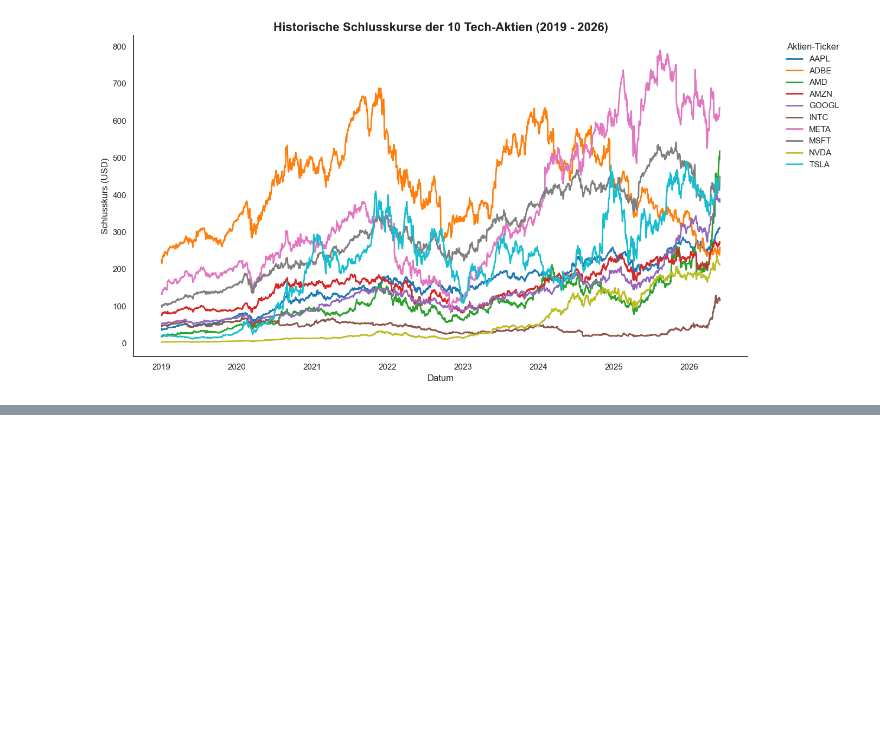
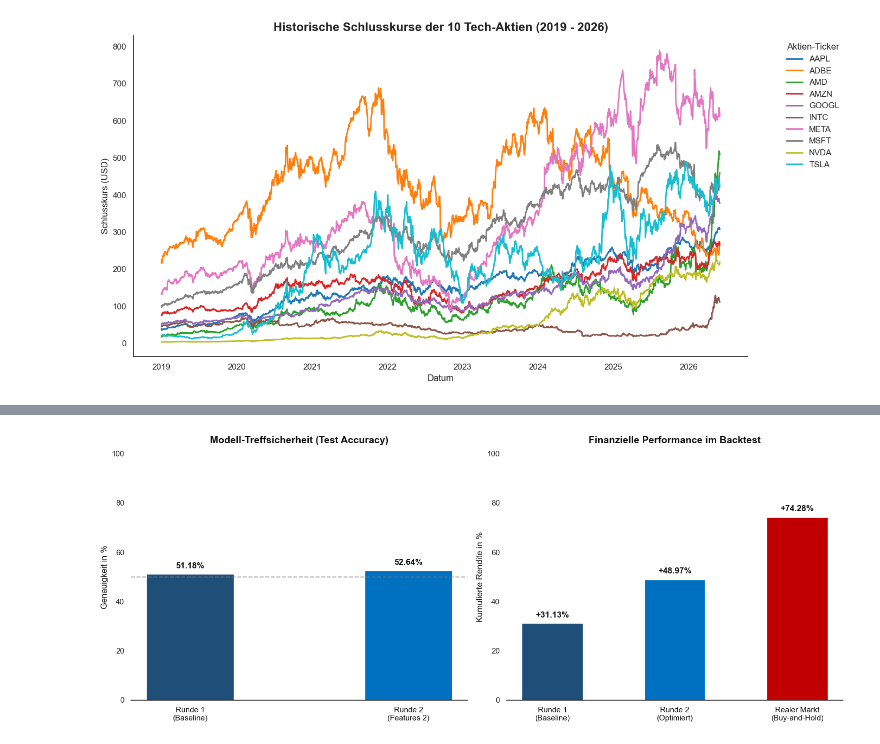
Before and after one commit to IagoSilenziSchmeichel/dataScienceProject, a Jupyter notebook: tech_stock_prediction/notebooks/exploration.ipynb, the cells around one changed output, grey strips where cells are left out. Cells and saved outputs as stored; diff of their text form; code cells hidden in the pictures; blank space fills up the shorter version.

```diff
--- a/tech_stock_prediction/notebooks/exploration.ipynb
+++ b/tech_stock_prediction/notebooks/exploration.ipynb
@@ -109,0 +110,56 @@ plt.show()
+# %%
+import matplotlib.pyplot as plt
+import seaborn as sns
+
+sns.set_theme(style="white")
+
+accuracy_runde1 = 51.18
+rendite_runde1 = 31.13
+
+accuracy_runde2 = 52.64
+rendite_runde2 = 48.97
+
+rendite_markt = 74.28
+
+fig, (ax1, ax2) = plt.subplots(1, 2, figsize=(15, 6), facecolor='white')
+
+labels_acc = ['Runde 1\n(Baseline)', 'Runde 2\n(Features 2)']
+values_acc = [accuracy_runde1, accuracy_runde2]
+
+kraeftige_farben_acc = ['#1F4E79', '#0070C0']
+bars1 = ax1.bar(labels_acc, values_acc, color=kraeftige_farben_acc, width=0.4)
+
+ax1.set_title('Modell-Treffsicherheit (Test Accuracy)', fontsize=14, fontweight='bold', pad=15, color='#111111')
+ax1.set_ylabel('Genauigkeit in %', fontsize=12, color='#111111')
+ax1.set_ylim(0, 100)
+ax1.axhline(50, color='gray', linestyle='--', alpha=0.6)
+
+for bar in bars1:
+    height = bar.get_height()
+    ax1.annotate(f'{height:.2f}%', xy=(bar.get_x() + bar.get_width() / 2, height),
+                 xytext=(0, 6), textcoords="offset points", ha='center', va='bottom', fontweight='bold', fontsize=12, color='#111111')
+
+labels_ret = ['Runde 1\n(Baseline)', 'Runde 2\n(Optimiert)', 'Realer Markt\n(Buy-and-Hold)']
+values_ret = [rendite_runde1, rendite_runde2, rendite_markt]
+
+kraeftige_farben_ret = ['#1F4E79', '#0070C0', '#C00000']
+bars2 = ax2.bar(labels_ret, values_ret, color=kraeftige_farben_ret, width=0.5)
+
+ax2.set_title('Finanzielle Performance im Backtest', fontsize=14, fontweight='bold', pad=15, color='#111111')
+ax2.set_ylabel('Kumulierte Rendite in %', fontsize=12, color='#111111')
+ax2.set_ylim(0, 100)
+
+for bar in bars2:
+    height = bar.get_height()
+    ax2.annotate(f'+{height:.2f}%', xy=(bar.get_x() + bar.get_width() / 2, height),
+                 xytext=(0, 6), textcoords="offset points", ha='center', va='bottom', fontweight='bold', fontsize=12, color='#111111')
+
+sns.despine(left=True, top=True, right=True)
+
+ax1.tick_params(axis='x', labelsize=11, labelcolor='#111111')
+ax2.tick_params(axis='x', labelsize=11, labelcolor='#111111')
+
+plt.tight_layout()
+plt.show()
+# %% [output]
+[figure, added]
```
Also changed, not shown: parts of 4 cells of this notebook.
